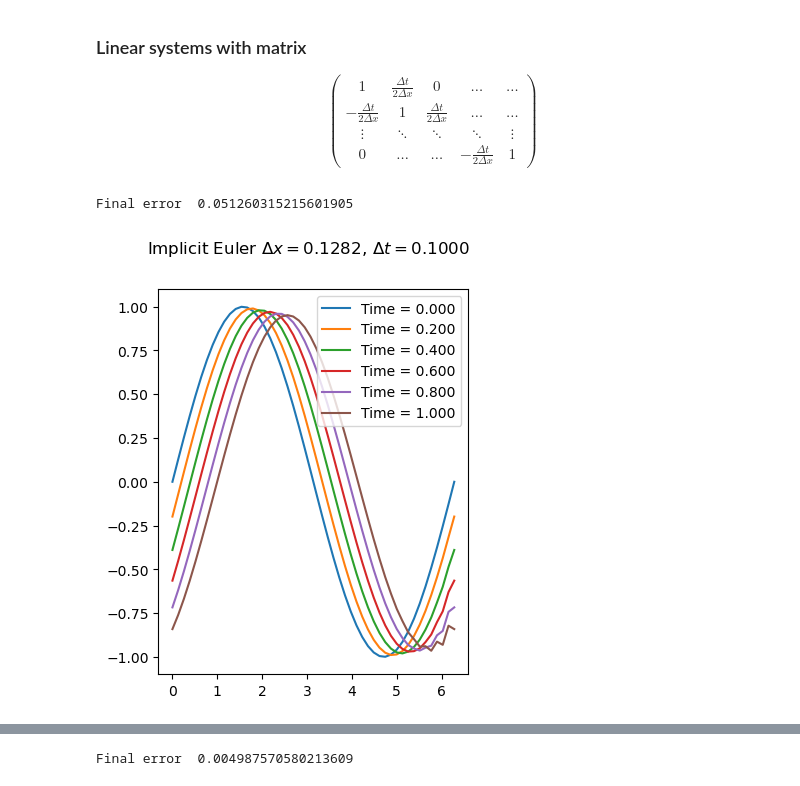
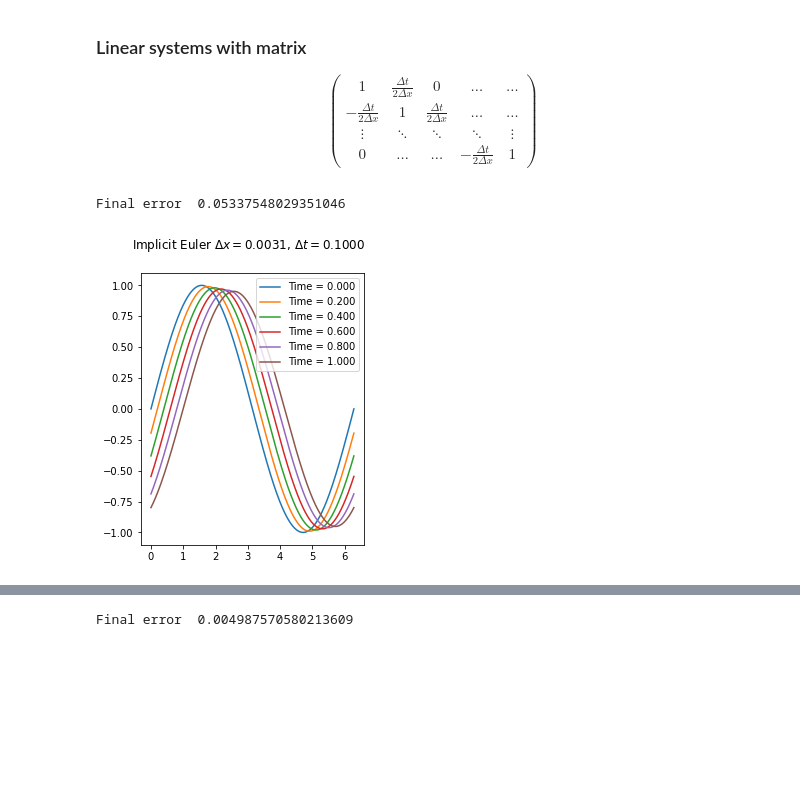
Before and after one commit to accdavlo/calcolo-scientifico, a Jupyter notebook: codes/solutions/transport_FD.ipynb, the cells around one changed output, grey strips where cells are left out. Cells and saved outputs as stored; diff of their text form; code cells hidden in the pictures; blank space fills up the shorter version.

```diff
--- a/codes/solutions/transport_FD.ipynb
+++ b/codes/solutions/transport_FD.ipynb
@@ -49,7 +38,7 @@ $$
 # %%
 Nx = 6280
 geom = Geometry1D(0,2*np.pi,Nx)
-dt = 0.00001
+dt = 0.0001
 u0_lambda = lambda x: np.sin(x)
 u_ex = lambda t,x, a: u0_lambda(x-a*t)
 T_end = 1.
@@ -96,10 +85,11 @@ class Advection_explicit_euler:
             time=time+self.dt
             time_save = time_save+self.dt
             it+=1
-            un1[1:-1]= un[1:-1]-self.a*self.dt/self.geom.dx/2.*(un[2:]-un[:-2])
-            # Dirichlet BC
-            un1[0]  = np.sin(0.-self.a*time)
-            un1[-1] = np.sin(2.*np.pi-self.a*time)
+            un1[1:-1] = un[1:-1]-self.a*self.dt/self.geom.dx/2.*(un[2:]-un[:-2])
+
+            # Periodic BC
+            un1[0]  = un[0] -self.a*self.dt/self.geom.dx/2.*(un[1]-un[-2])
+            un1[-1] = un1[0]
 
             un = un1
 
@@ -174,7 +164,7 @@ $$
 \end{pmatrix}
 $$
 # %%
-Nx = 50
+Nx = 2000
 dt = 0.1
 geom = Geometry1D(0,2*np.pi,Nx)
 u0_lambda = lambda x: np.sin(x)
@@ -187,19 +177,22 @@ T_end = 1.
 def assemble_deriv_matrix(geom):
     deriv_matrix = -0.5*np.diag(np.ones(geom.N-1),-1)\
                     +0.5* np.diag(np.ones(geom.N-1),1)
+    # Periodic BC
+    deriv_matrix[0,-2] = -0.5
+    deriv_matrix[-1,1] = 0.5
     return deriv_matrix
 
 
-def apply_BC_matrix(lhs_matrix):
-    lhs_matrix[0,:] = 0
-    lhs_matrix[0,0] = 1.
-    lhs_matrix[-1,:] = 0
-    lhs_matrix[-1,-1] = 1.
+#def apply_BC_matrix(lhs_matrix):
+#    lhs_matrix[0,:] = 0
+#    lhs_matrix[0,0] = 1.
+#    lhs_matrix[-1,:] = 0
+#    lhs_matrix[-1,-1] = 1.
 
 
-def apply_BC_vector(rhs, uL = 0., uR = 0.):
-    rhs[0] = uL
-    rhs[-1] = uR
+#def apply_BC_vector(rhs, uL = 0., uR = 0.):
+#    rhs[0] = uL
+#    rhs[-1] = uR
 
 
 
@@ -220,11 +213,14 @@ class Advection_implicit_euler:
     def assemble_lhs(self):
         self.deriv_matrix = assemble_deriv_matrix(self.geom)
         self.lhs_matrix = np.eye(self.geom.N) + self.a*self.dt/self.geom.dx*self.deriv_matrix
-        apply_BC_matrix(self.lhs_matrix)
+        # Periodic BC already implemented
+
+        #apply_BC_matrix(self.lhs_matrix)
 
     def assemble_rhs(self,un, uL=0, uR=0):
         rhs = un
-        apply_BC_vector(rhs, uL, uR)
+        # Periodic BC already implemented in system
+        # apply_BC_vector(rhs, uL, uR)
         return rhs
 
     def set_geom(self,dx=None,Nx=None):
@@ -265,35 +261,35 @@ class Advection_implicit_euler:
             if time_save>self.dt_save:
                 it_save +=1
                 self.U_sol[it_save,:] = un1
                 self.times.append(time)
                 time_save = 0.
 
         if hasattr(self,"u_ex_lambda"):
             # Final time error
             self.u_ex_end = self.u_ex_lambda(time,self.geom.xx, self.a)
             self.error = np.linalg.norm(un1-self.u_ex_end)/np.linalg.norm(self.u_ex_end)
             print("Final error ",self.error)
         return self.geom.xx, un1
 
 IE_FD_approx = Advection_implicit_euler(geom, T_end, u0_lambda, dt, dt_save = 0.1, u_ex_lambda = u_ex)
 xx, un1 = IE_FD_approx.evolve()
 
 # fig,(ax1,ax2) = plt.subplots(1,2,figsize=(10,5))
 fig,ax1 = plt.subplots(1,1,figsize=(4,5))
 for it, time in enumerate(IE_FD_approx.times):
     ax1.plot(geom.xx, IE_FD_approx.U_sol[it], label="Time = %1.3f"%time)
 
 # ax2.plot(geom.xx, IE_FD_approx.u_ex_end, label="Exact final time")
 # ax2.plot(geom.xx, un1, label="Approx final time")
 ax1.legend()
 # ax2.legend()
 
 fig.suptitle(r"Implicit Euler $\Delta x=%1.4f, \, \Delta t=%1.4f$"%(geom.dx,IE_FD_approx.dt))
 plt.savefig("imp_eul_central_diff_dx_%1.4f_dt_%1.5f.png"%(geom.dx,dt))
 plt.show()
 # %% [output]
-Final error  0.051260315215601905
+Final error  0.05337548029351046
-[figure, old version]
+[figure, new version]
 # %%
 
 IE_FD_approx = Advection_implicit_euler(geom, 10, u0_lambda, 0.1, dt_save = 1, u_ex_lambda = u_ex)
```
Also changed, not shown: parts of 5 cells of this notebook, 6 other files.
